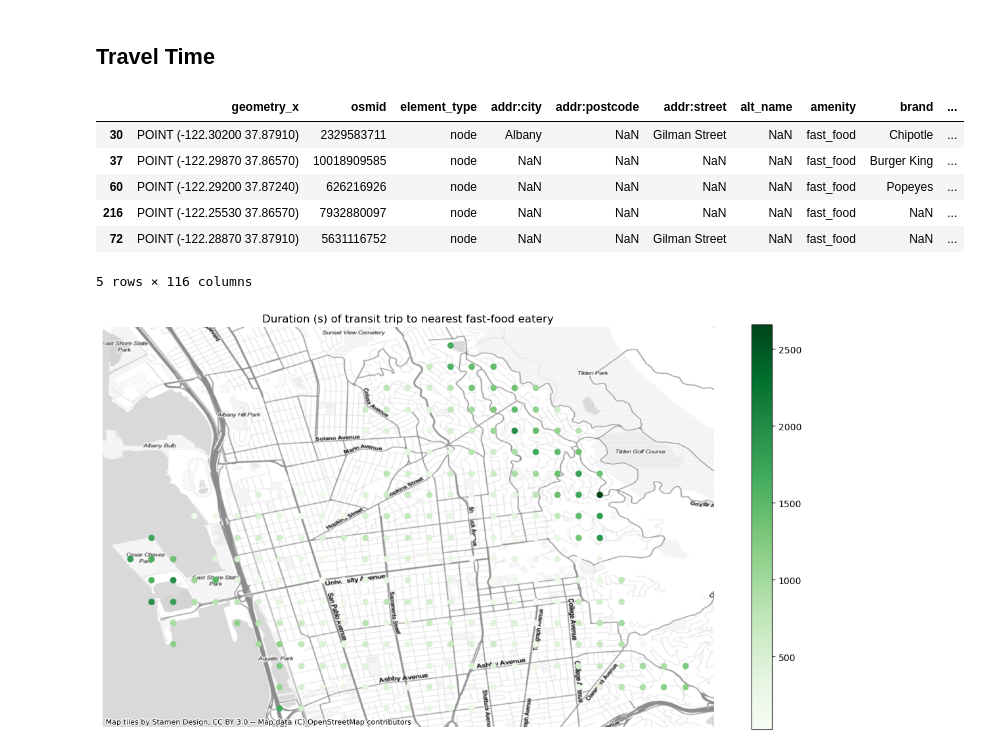
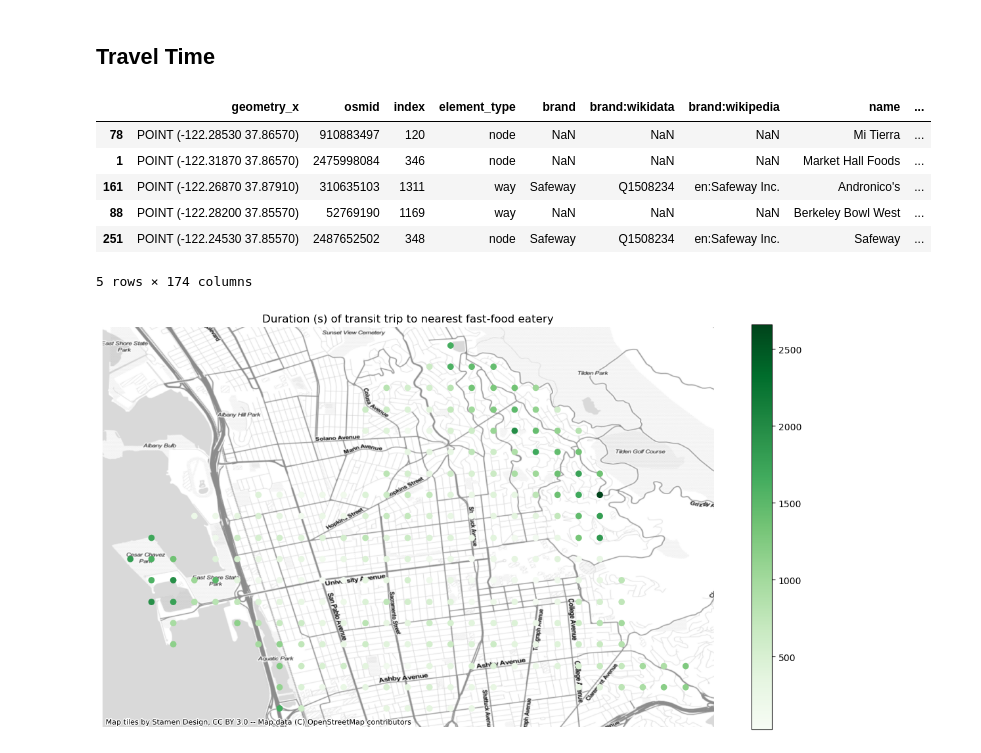
Before and after one commit to sidgang324/foodscapes, a Jupyter notebook: Berkeley All Amenities.ipynb, the cells around one changed output. Saved outputs shown, nothing was run; the diff lists cells and outputs as text; code cells hidden in the pictures.

```diff
--- a/Berkeley All Amenities.ipynb
+++ b/Berkeley All Amenities.ipynb
@@ -199,7 +199,7 @@ nbhd_points_nearest_fastfood_convenience.sample(5)
 # %% [markdown]
 ## Travel Time
 # %%
-def get_directions(origin_geom, destination_geom, mode='transit', departure_time=datetime(2022, 11, 22, 12, 0, 0, 0)):
+def get_directions(origin_geom, destination_geom, mode='transit', departure_time=datetime(2022, 12, 3, 12, 0, 0, 0)):
     directions_results = gmaps.directions(origin=(origin_geom.y, origin_geom.x),
                                           destination=(destination_geom.y, destination_geom.x),
                                           mode=mode,
@@ -208,3 +208,5 @@ def get_directions(origin_geom, destination_geom, mode='transit', departure_time
     distance = directions_results[0]['legs'][0]['distance']['value']
     duration = directions_results[0]['legs'][0]['duration']['value']
     return distance, duration
+# %%
+grocery_routing_results = [get_directions(nbhd_points_nearest_grocery_supermarket.geometry_x[i], nbhd_points_nearest_grocery_supermarket.geometry_y[i]) for i in range(len(nbhd_points_nearest_grocery_supermarket))]
@@ -217,13 +219,19 @@ dist_dur_df = nbhd_points_nn.join(routing_results_df)
+# %%
+grocery_routing_results_df = pd.DataFrame(columns=['distance', 'duration'], data=np.array(grocery_routing_results))
+fastfood_convenience_routing_results_df = pd.DataFrame(columns=['distance', 'duration'], data=np.array(fastfood_convenience_routing_results))
+# %%
+dist_dur_grocery_df = nbhd_points_nearest_grocery_supermarket.join(grocery_routing_results_df)
+dist_dur_fastfood_convenience_df = nbhd_points_nearest_fastfood_convenience.join(fastfood_convenience_routing_results_df)
 # %%
-dist_dur_df.sample(5)
+dist_dur_grocery_df.sample(5)
 # %% [output]
-|  | geometry_x | osmid | element_type | addr:city | addr:postcode | addr:street | alt_name | amenity | brand | ... |
-| 30 | POINT (-122.30200 37.87910) | 2329583711 | node | Albany | NaN | Gilman Street | NaN | fast_food | Chipotle | ... |
-| 37 | POINT (-122.29870 37.86570) | 10018909585 | node | NaN | NaN | NaN | NaN | fast_food | Burger King | ... |
-| 60 | POINT (-122.29200 37.87240) | 626216926 | node | NaN | NaN | NaN | NaN | fast_food | Popeyes | ... |
-| 216 | POINT (-122.25530 37.86570) | 7932880097 | node | NaN | NaN | NaN | NaN | fast_food | NaN | ... |
-| 72 | POINT (-122.28870 37.87910) | 5631116752 | node | NaN | NaN | Gilman Street | NaN | fast_food | NaN | ... |
+|  | geometry_x | osmid | index | element_type | brand | brand:wikidata | brand:wikipedia | name | ... |
+| 78 | POINT (-122.28530 37.86570) | 910883497 | 120 | node | NaN | NaN | NaN | Mi Tierra | ... |
+| 1 | POINT (-122.31870 37.86570) | 2475998084 | 346 | node | NaN | NaN | NaN | Market Hall Foods | ... |
+| 161 | POINT (-122.26870 37.87910) | 310635103 | 1311 | way | Safeway | Q1508234 | en:Safeway Inc. | Andronico's | ... |
+| 88 | POINT (-122.28200 37.85570) | 52769190 | 1169 | way | NaN | NaN | NaN | Berkeley Bowl West | ... |
+| 251 | POINT (-122.24530 37.85570) | 2487652502 | 348 | node | Safeway | Q1508234 | en:Safeway Inc. | Safeway | ... |
-5 rows × 116 columns
+5 rows × 174 columns
 # %%
 import matplotlib.pyplot as plt
 plot_df = dist_dur_df[['geometry_x', 'duration']].set_geometry('geometry_x')
```
Also changed, not shown: parts of 6 cells of this notebook.
